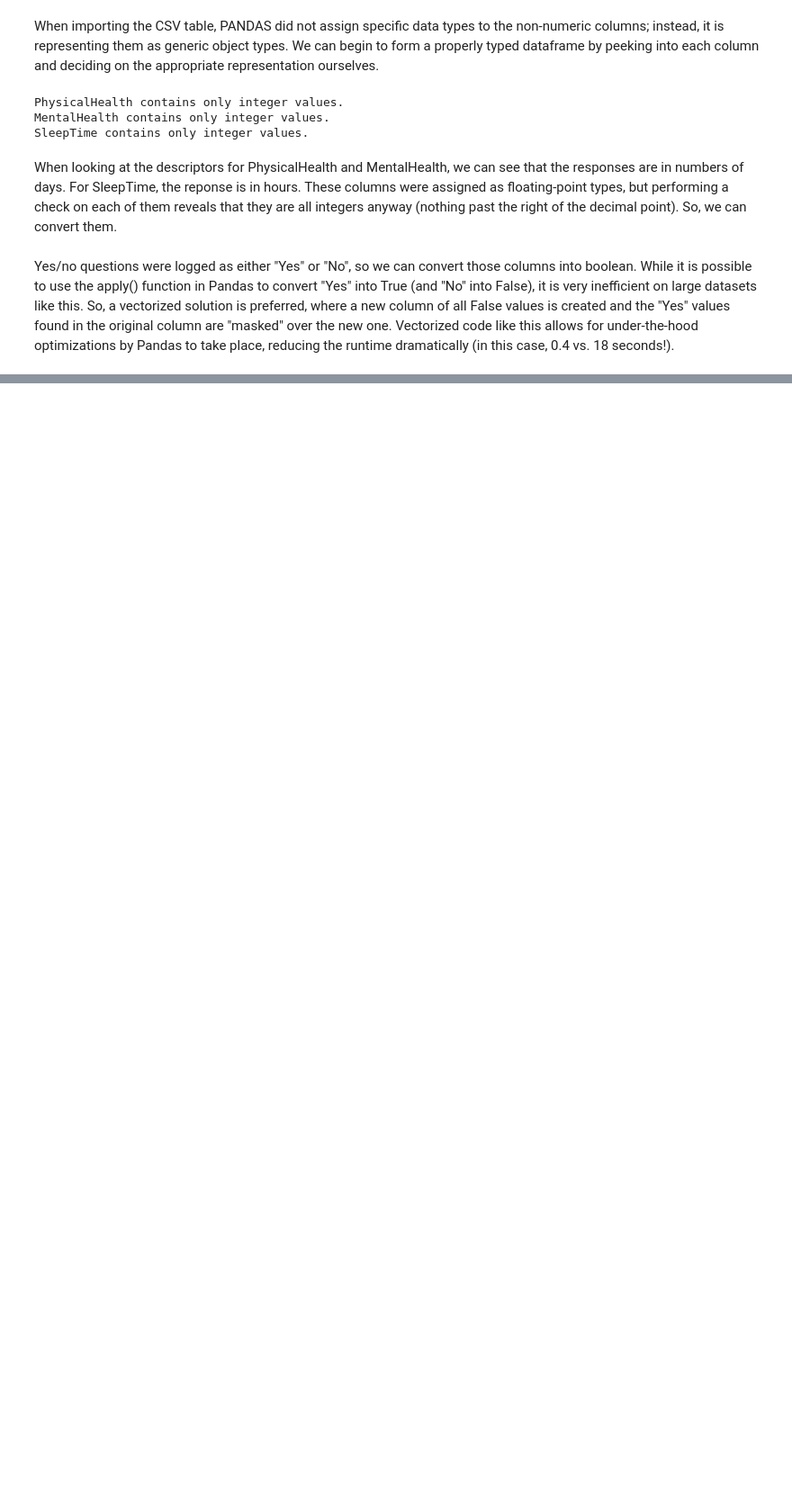
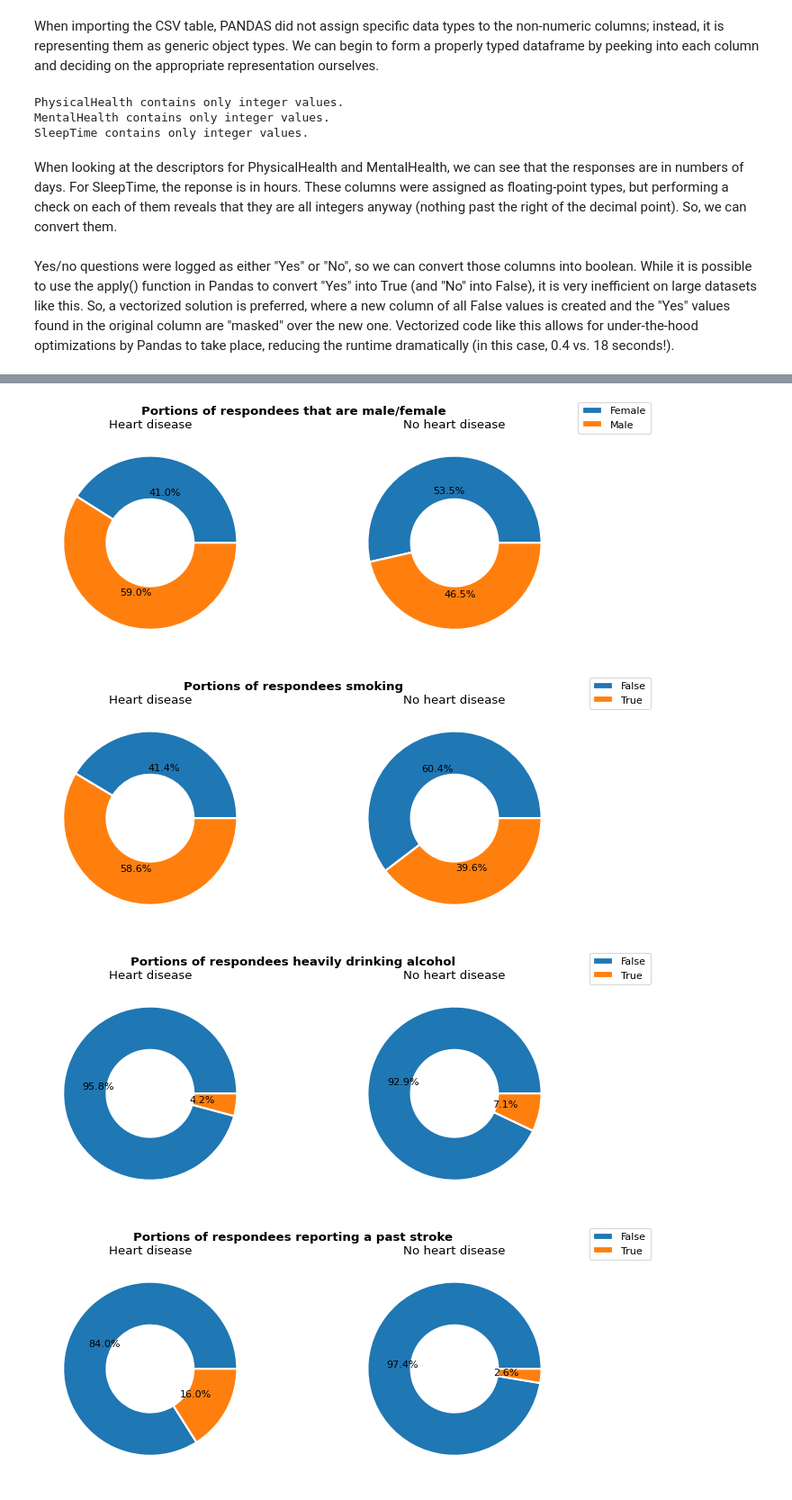
Before and after one commit to ecoates2/ecoates2.github.io, a Jupyter notebook: proj_final.ipynb, the cells around one changed output, grey strips where cells are left out. Shown at 90% size. Drawn from its saved outputs; the diff is of its cells as text; code cells hidden in the pictures; blank space fills up the shorter version.

```diff
--- a/proj_final.ipynb
+++ b/proj_final.ipynb
@@ -145,0 +204,28 @@ TO-DO: EDA, Machine learning models, visualizations
+# %%
+bv = ['Sex', 'Smoking','AlcoholDrinking','Stroke','Asthma', 'DiffWalking','PhysicalActivity','KidneyDisease','SkinCancer']
+bv_titles = {'Sex' : 'that are male/female', 'Smoking' : 'smoking', 'AlcoholDrinking' : 'heavily drinking alcohol', 'Stroke' : 'reporting a past stroke', 'Asthma' : 'with asthma', 'DiffWalking' : 'with difficulty walking', \
+    'PhysicalActivity' : 'that are physically active', 'KidneyDisease' : 'with kidney disease', 'SkinCancer' : 'with skin cancer'}
+
+for v in bv:
+    fig = plt.figure(figsize=(10,4), dpi=80)
+    ax = plt.subplot(1,2,1)
+    (df.loc[df['HeartDisease'] == True]).groupby(df[v]).HeartDisease.count().plot(kind="pie", autopct='%.1f%%', labeldistance=None,\
+    wedgeprops = { 'linewidth' : 2, 'edgecolor' : 'white', 'width':0.5 })
+    plt.gca().axes.get_yaxis().set_visible(False)
+    plt.title("Heart disease")
+
+    ax2 = plt.subplot(1,2,2)
+    (df.loc[df['HeartDisease'] == False]).groupby(df[v]).HeartDisease.count().plot(kind="pie", autopct='%.1f%%', labeldistance=None,\
+     wedgeprops = { 'linewidth' : 2, 'edgecolor' : 'white', 'width':0.5 })
+    plt.gca().axes.get_yaxis().set_visible(False)
+    plt.title("No heart disease")
+    plt.suptitle("Portions of respondees " + bv_titles[v], fontweight='bold')
+
+    h,l = ax.get_legend_handles_labels()
+    leg = fig.legend(h, l, loc = 'upper right')
+    plt.show()
+# %% [output]
+[figure, added]
+[figure, added]
+[figure, added]
+[figure, added]
```
Also changed, not shown: parts of 39 cells of this notebook, 1 other file.
